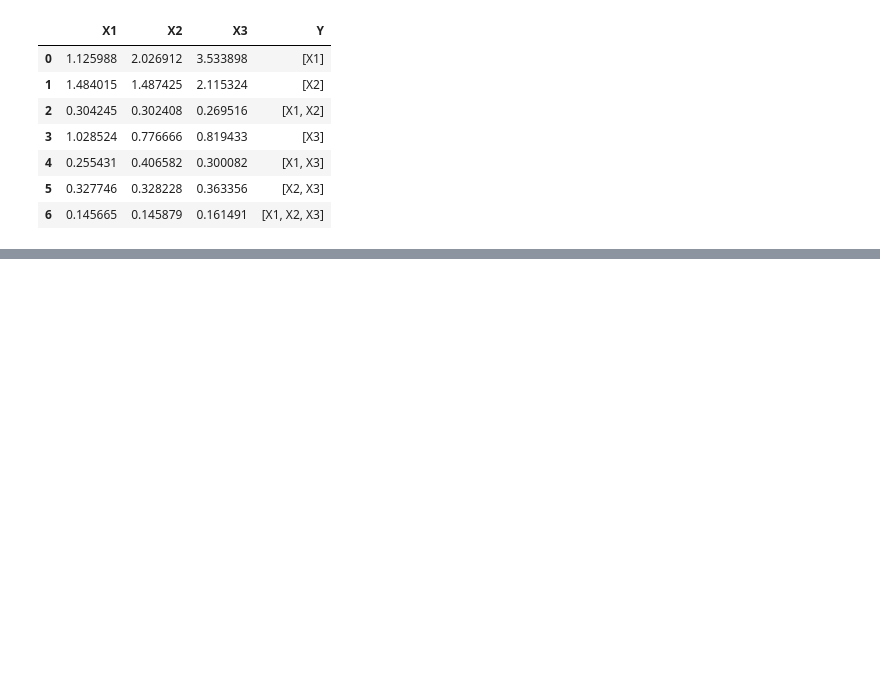
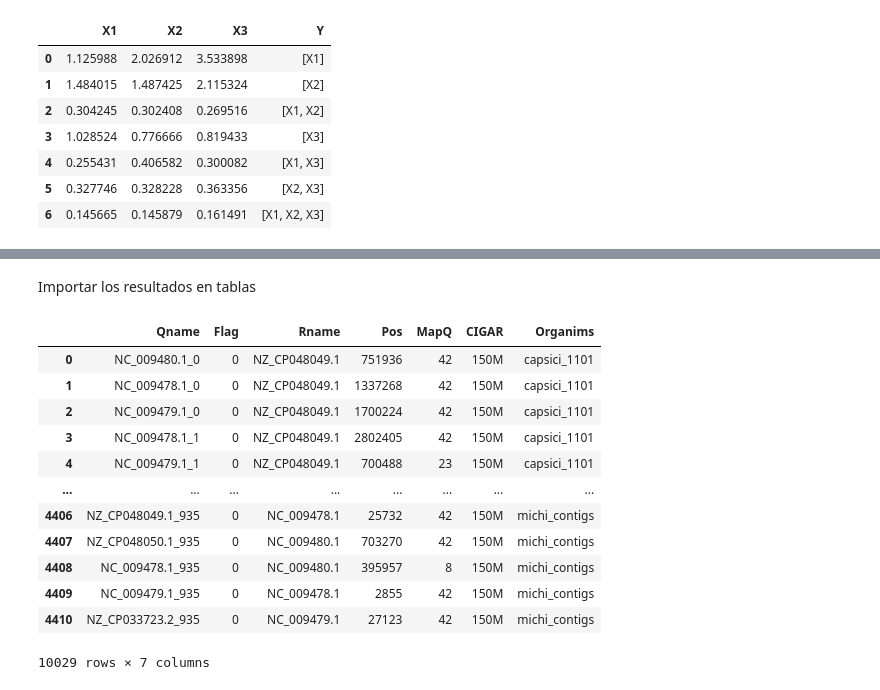
Before and after one commit to Bedxxe/clavibacter, a Jupyter notebook: scripts-tda/tda-clavibacter.ipynb, the cells around one changed output, grey strips where cells are left out. Drawn from its saved outputs; the diff is of its cells as text; code cells hidden in the pictures; blank space fills up the shorter version.

Commit message:
new-reads

```diff
--- a/scripts-tda/tda-clavibacter.ipynb
+++ b/scripts-tda/tda-clavibacter.ipynb
@@ -353,7 +390,7 @@ def depth_Y(conjunto,A):
     dyx1=ay/(l1)*1/m**2
     dyx2=ay/(l2)*1/m**2
     dyx3=ay/(l3)*1/m**2
-    return dyx1,dyx2,dyx3, a1,a2,a3
+    return dyx1,dyx2,dyx3
 # %%
 depth_Y('Sy2',A[2])
 # %% [output]
@@ -387,0 +502,30 @@ dp
+# %% [markdown]
+Importar los resultados en tablas
+# %%
+ruta_tablas = '/home/shaday/GIT/clavibacter/scripts-tda/output-tda/3TP/tablas/'
+contenido = os.listdir(ruta_tablas)
+genomes = []
+df=[]
+for i in contenido:
+    dftt = pd.read_csv(ruta_tablas + i, sep='\t', header=None) #importar las tablas para cada genoma
+    dftt['Organims']=i[16:-11] #agregar el nombre del organismo
+    df.append(dftt) #agregar al dataframe
+    genomes.append(i[16:-11])
+
+df=pd.concat(df)
+df.columns= ['Qname','Flag', 'Rname', 'Pos','MapQ','CIGAR','Organims'] #cambiar nombre a las columnas del dataframe
+df
+# %% [output]
+|  | Qname | Flag | Rname | Pos | MapQ | CIGAR | Organims |
+| 0 | NC_009480.1_0 | 0 | NZ_CP048049.1 | 751936 | 42 | 150M | capsici_1101 |
+| 1 | NC_009478.1_0 | 0 | NZ_CP048049.1 | 1337268 | 42 | 150M | capsici_1101 |
+| 2 | NC_009479.1_0 | 0 | NZ_CP048049.1 | 1700224 | 42 | 150M | capsici_1101 |
+| 3 | NC_009478.1_1 | 0 | NZ_CP048049.1 | 2802405 | 42 | 150M | capsici_1101 |
+| 4 | NC_009479.1_1 | 0 | NZ_CP048049.1 | 700488 | 23 | 150M | capsici_1101 |
+| ... | ... | ... | ... | ... | ... | ... | ... |
+| 4406 | NZ_CP048049.1_935 | 0 | NC_009478.1 | 25732 | 42 | 150M | michi_contigs |
+| 4407 | NZ_CP048050.1_935 | 0 | NC_009480.1 | 703270 | 42 | 150M | michi_contigs |
+| 4408 | NC_009478.1_935 | 0 | NC_009480.1 | 395957 | 8 | 150M | michi_contigs |
+| 4409 | NC_009479.1_935 | 0 | NC_009478.1 | 2855 | 42 | 150M | michi_contigs |
+| 4410 | NZ_CP033723.2_935 | 0 | NC_009479.1 | 27123 | 42 | 150M | michi_contigs |
+10029 rows × 7 columns
```
Also changed, not shown: parts of 34 cells of this notebook, 38 other files.
